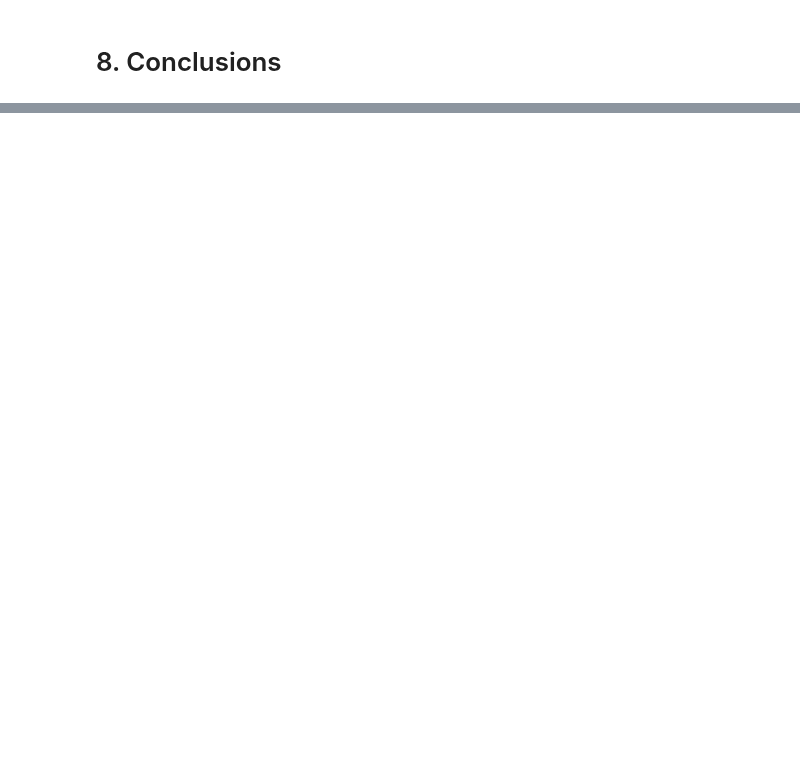
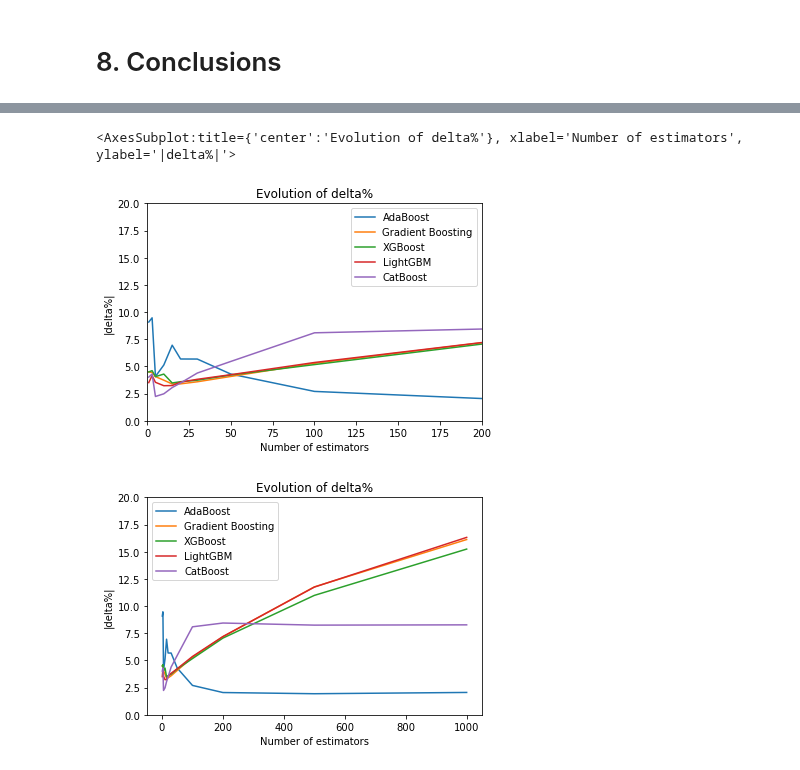
Before and after one commit to GinesMeca/TFG, a Jupyter notebook: notebooks/6. Boosting algorithms.ipynb, the cells around one changed output, grey strips where cells are left out. Cells and saved outputs as stored; diff of their text form; code cells hidden in the pictures; blank space fills up the shorter version.

```diff
--- a/notebooks/6. Boosting algorithms.ipynb
+++ b/notebooks/6. Boosting algorithms.ipynb
@@ -288,0 +297,13 @@ metrics_CatB.to_parquet('../data/models/catb.parquet')
+# %%
+DELTA = pd.DataFrame({'AdaBoost': list(abs(metrics_AdaB['delta%'].values)),
+              'Gradient Boosting': list(abs(metrics_GB['delta%'].values)),
+              'XGBoost': list(abs(metrics_XGB['delta%'].values)),
+              'LightGBM': list(abs(metrics_LGBM['delta%'].values)),
+              'CatBoost':list(abs(metrics_CatB['delta%'].values))}, index = [1, 3, 5, 10, 15, 20, 30, 50, 100, 200, 500, 1000])
+
+DELTA.plot(ylim = [0,20], xlim = [0, 200], xlabel = 'Number of estimators', ylabel = '|delta%|', title = 'Evolution of delta%')
+DELTA.plot(ylim = [0,20], xlabel = 'Number of estimators', ylabel = '|delta%|', title = 'Evolution of delta%')
+# %% [output]
+<AxesSubplot:title={'center':'Evolution of delta%'}, xlabel='Number of estimators', ylabel='|delta%|'>
+[figure, added]
+[figure, added]
```
Also changed, not shown: parts of 8 cells of this notebook, 2 other files.
